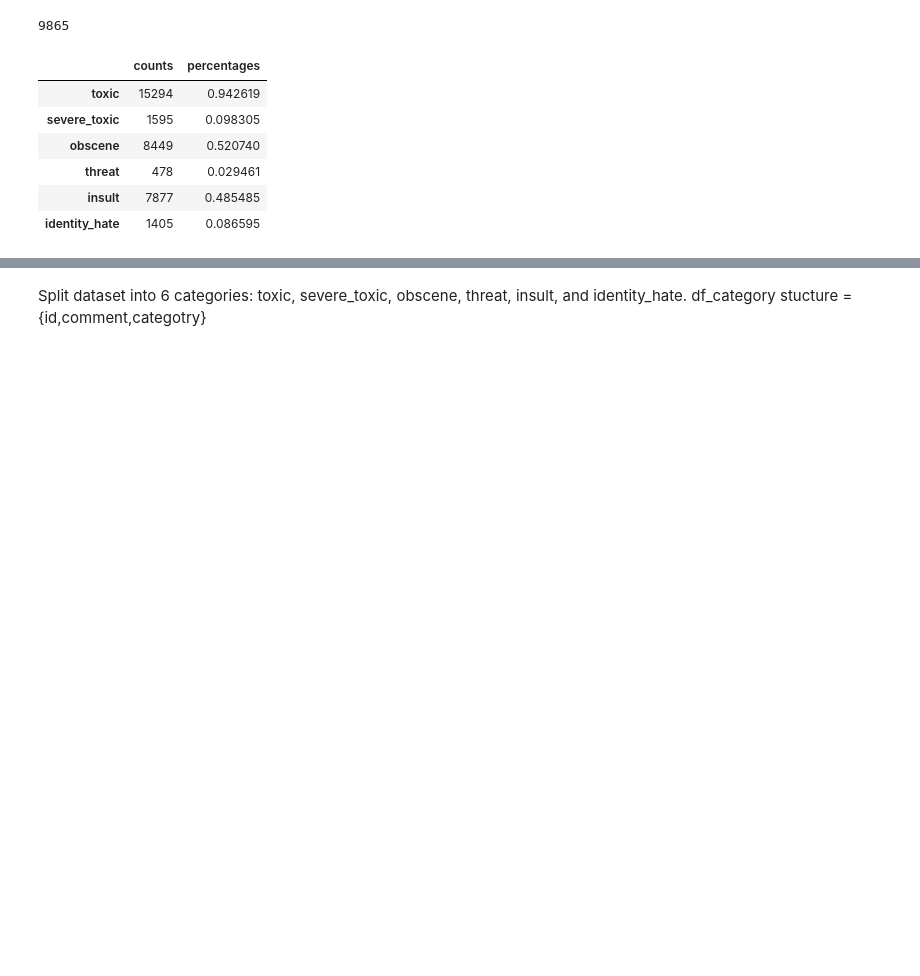
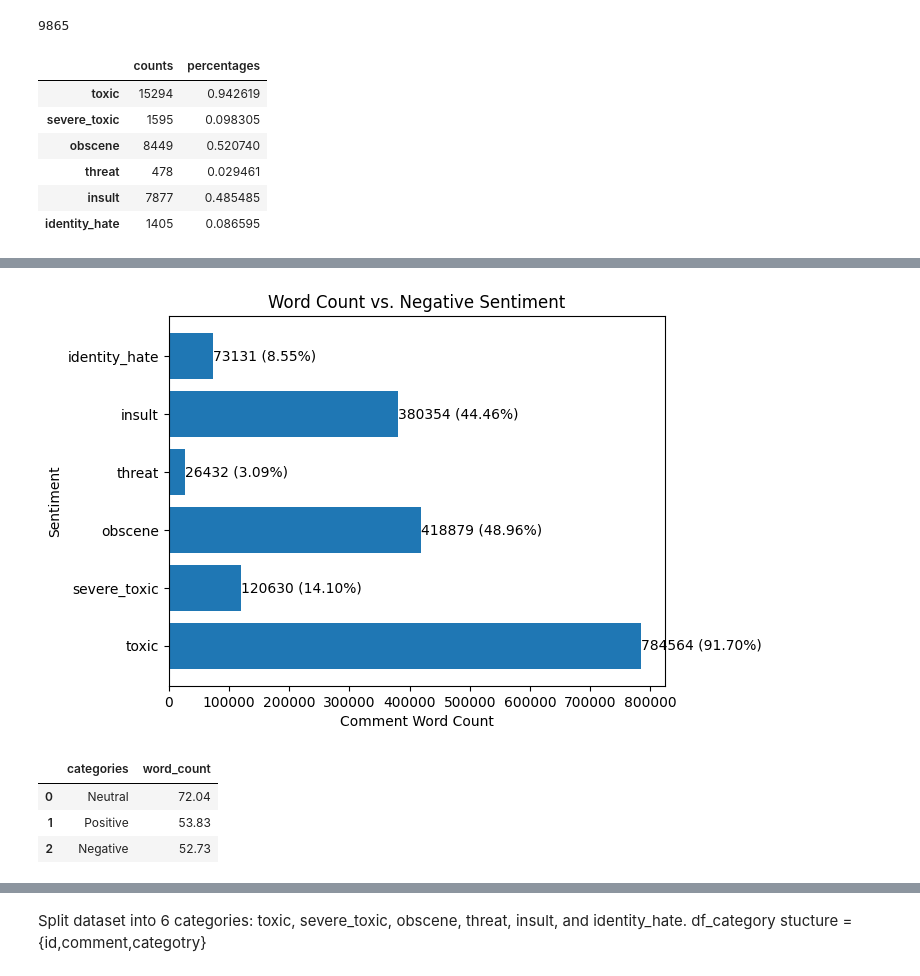
Before and after one commit to whoismanoj/Team3-SC1005-miniProject-ToxicCommentClassifier, a Jupyter notebook: DSAI_Project.ipynb, the cells around one changed output, grey strips where cells are left out. Saved outputs shown, nothing was run; the diff lists cells and outputs as text; code cells hidden in the pictures; blank space fills up the shorter version.

```diff
--- a/DSAI_Project.ipynb
+++ b/DSAI_Project.ipynb
@@ -275,0 +285,7 @@ IndexError: index 6 is out of bounds for axis 0 with size 6
+# %%
+categories=df.columns[2:8].tolist()
+category_word_count= []
+for i in categories:
+    category_word_count.append(int(df.loc[df[i] == 1, ['word_count']].sum()))
+
+pd.DataFrame({'categories': categories, 'word_count': category_word_count})
@@ -275,0 +300,34 @@ IndexError: index 6 is out of bounds for axis 0 with size 6
+# %%
+# sample data
+values = category_word_count
+
+# calculate percentages
+total = int(df.loc[df['sentiment'] == 'Negative', ['word_count']].sum())
+percentages = [(value / total) * 100 for value in values]
+
+# plot the horizontal bar graph
+fig, ax = plt.subplots()
+ax.barh(categories, values)
+ax.set_title('Word Count vs. Negative Sentiment')
+ax.set_xlabel('Comment Word Count')
+ax.set_ylabel('Sentiment')
+
+# add percentages as annotations to the right of each bar
+for i, value in enumerate(values):
+    ax.annotate(f'{value} ({percentages[i]:.2f}%)', xy=(value, i), ha='left', va='center')
+
+plt.show()
+# %% [output]
+[figure, added]
+# %%
+categories=df['sentiment'].unique().tolist()
+category_word_count= []
+for i in categories:
+    category_word_count.append(round(int(df.loc[df['sentiment'] == i, ['word_count']].sum())/len(df.loc[df['sentiment'] == i]),2))
+
+pd.DataFrame({'categories': categories, 'word_count': category_word_count})
+# %% [output]
+|  | categories | word_count |
+| 0 | Neutral | 72.04 |
+| 1 | Positive | 53.83 |
+| 2 | Negative | 52.73 |
```
Also changed, not shown: parts of 13 cells of this notebook.
